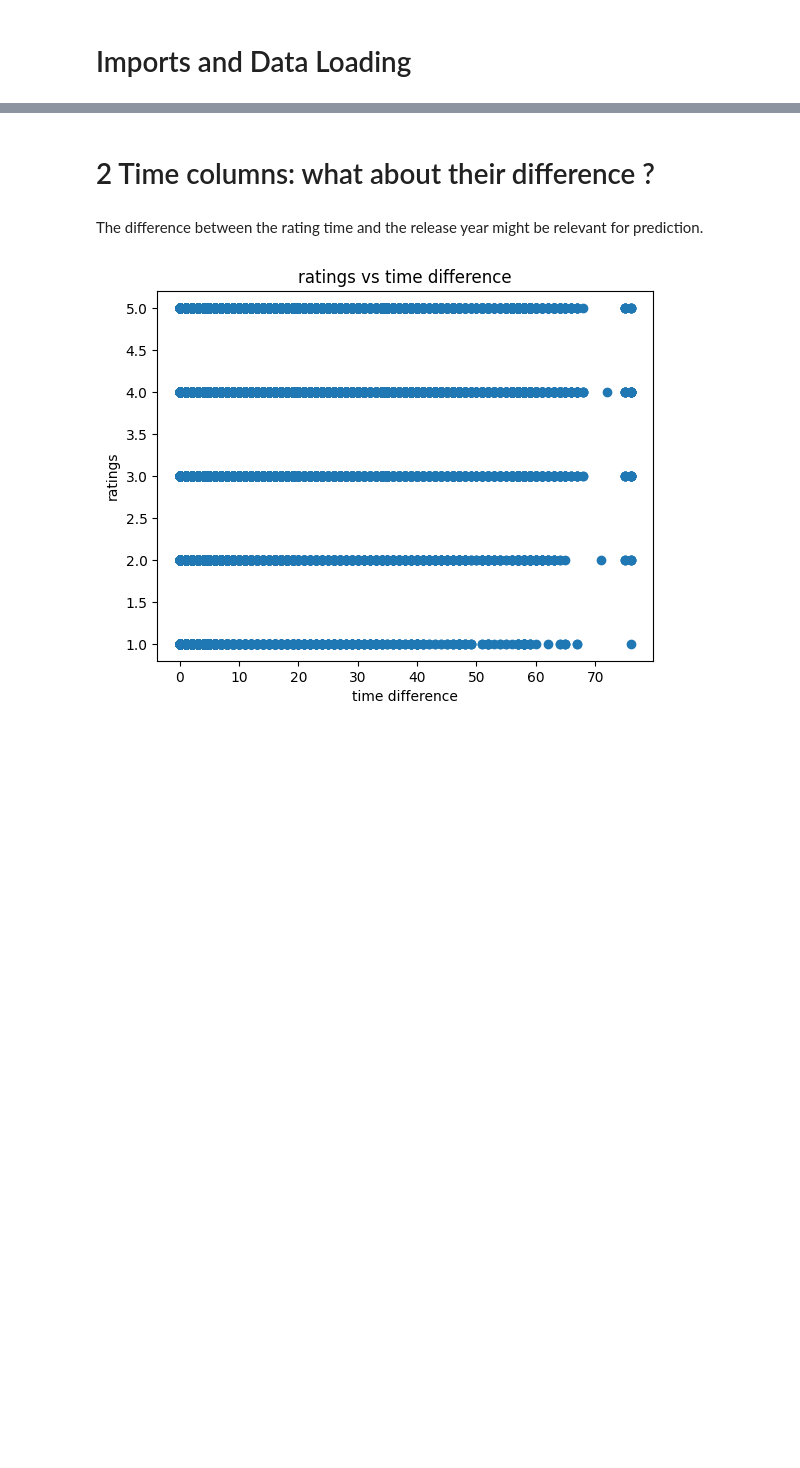
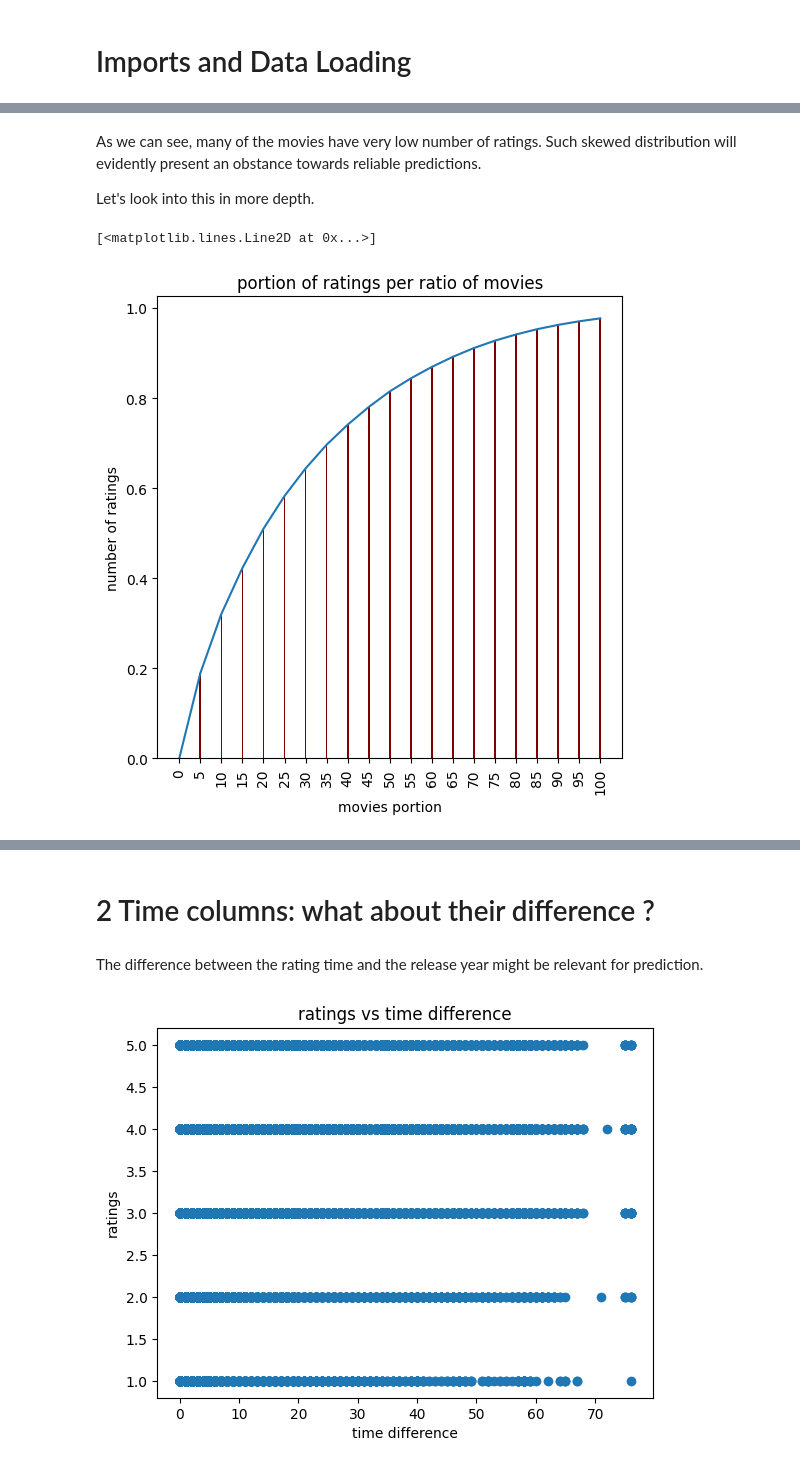
Before and after one commit to ayhem18/MovieLens_RecSys, a Jupyter notebook: notebooks/put_all_data_together.ipynb, the cells around one changed output, grey strips where cells are left out. Cells and saved outputs as stored; diff of their text form; code cells hidden in the pictures; blank space fills up the shorter version.

```diff
--- a/notebooks/put_all_data_together.ipynb
+++ b/notebooks/put_all_data_together.ipynb
@@ -41,0 +88,21 @@ all_data.head()
+# %% [markdown]
+As we can see, many of the movies have very low number of ratings. Such skewed distribution will evidently present an obstance towards reliable predictions.
+
+Let's look into this in more depth.
+# %%
+ratios = []
+for i in np.linspace(0, 1, 21):
+    num_movies = int(len(stats_per_movie) * i)
+    num_ratings = sum(stats_per_movie.iloc[:num_movies, :]['count'])
+    num_all_ratings = len(ratings)
+    ratios.append(round(num_ratings / num_all_ratings, 6))
+
+vis.bar_plot(x=(np.linspace(0, 1, 21) * 100).astype(np.int32), y=ratios, x_label='movies portion',
+             y_label='number of ratings',
+             title='portion of ratings per ratio of movies',
+             fig_size=(6, 6), xticks=np.linspace(0, 1, 21) * 100, show=False)
+
+plt.plot((np.linspace(0, 1, 21) * 100).astype(np.int32), ratios)
+# %% [output]
+[<matplotlib.lines.Line2D at 0x...>]
+[figure, added]
```
Also changed, not shown: parts of 19 cells of this notebook, 9 other files.
